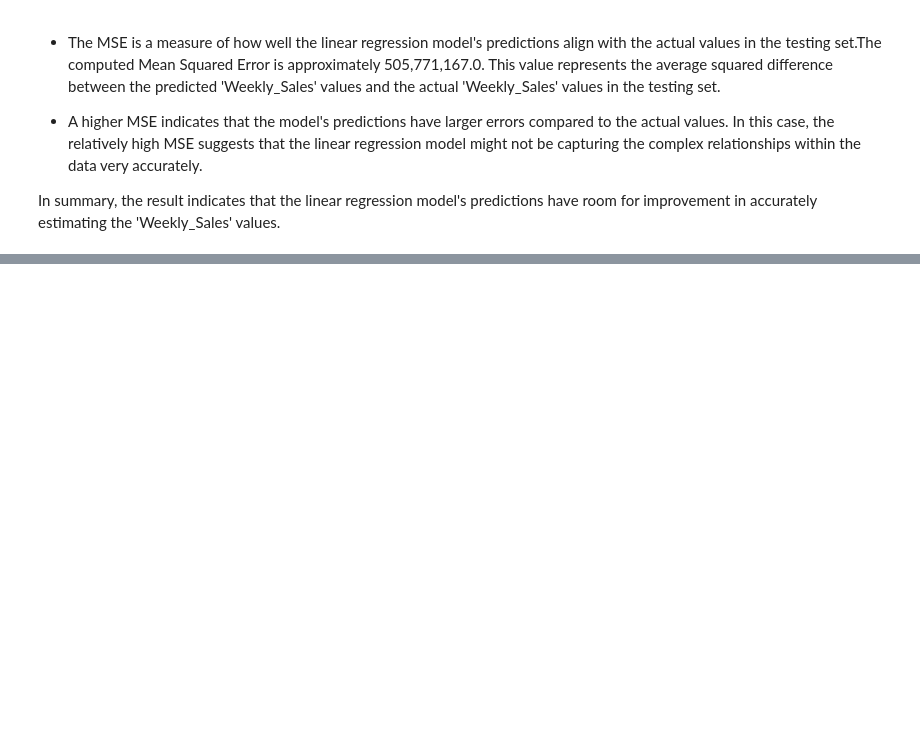
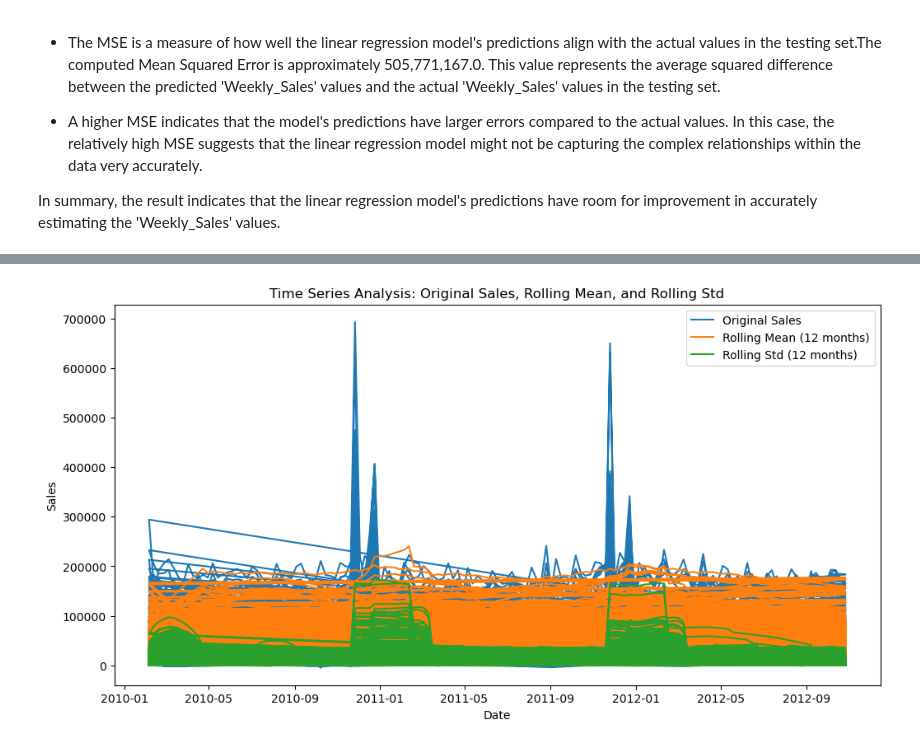
Before and after one commit to aunhengly/ana500-microProject, a Jupyter notebook: Hengly-project-#4-Walmart.ipynb, the cells around one changed output, grey strips where cells are left out. Saved outputs shown, nothing was run; the diff lists cells and outputs as text; code cells hidden in the pictures; blank space fills up the shorter version.

```diff
--- a/Hengly-project-#4-Walmart.ipynb
+++ b/Hengly-project-#4-Walmart.ipynb
@@ -203,0 +365,19 @@ In summary, the result indicates that the linear regression model's predictions
+# %%
+# Step 4: Time Series Analysis using Moving Average
+
+# Calculate the rolling mean and rolling standard deviation
+rolling_mean = df_ts['Weekly_Sales'].rolling(window=12).mean()
+rolling_std = df_ts['Weekly_Sales'].rolling(window=12).std()
+
+# Plot the original sales, rolling mean, and rolling standard deviation
+plt.figure(figsize=(12, 6))
+plt.plot(df_ts.index, df_ts['Weekly_Sales'], label='Original Sales')
+plt.plot(df_ts.index, rolling_mean, label='Rolling Mean (12 months)')
+plt.plot(df_ts.index, rolling_std, label='Rolling Std (12 months)')
+plt.legend()
+plt.title('Time Series Analysis: Original Sales, Rolling Mean, and Rolling Std')
+plt.xlabel('Date')
+plt.ylabel('Sales')
+plt.show()
+# %% [output]
+[figure, added]
```
Also changed, not shown: parts of 15 cells of this notebook, 1 other file.
